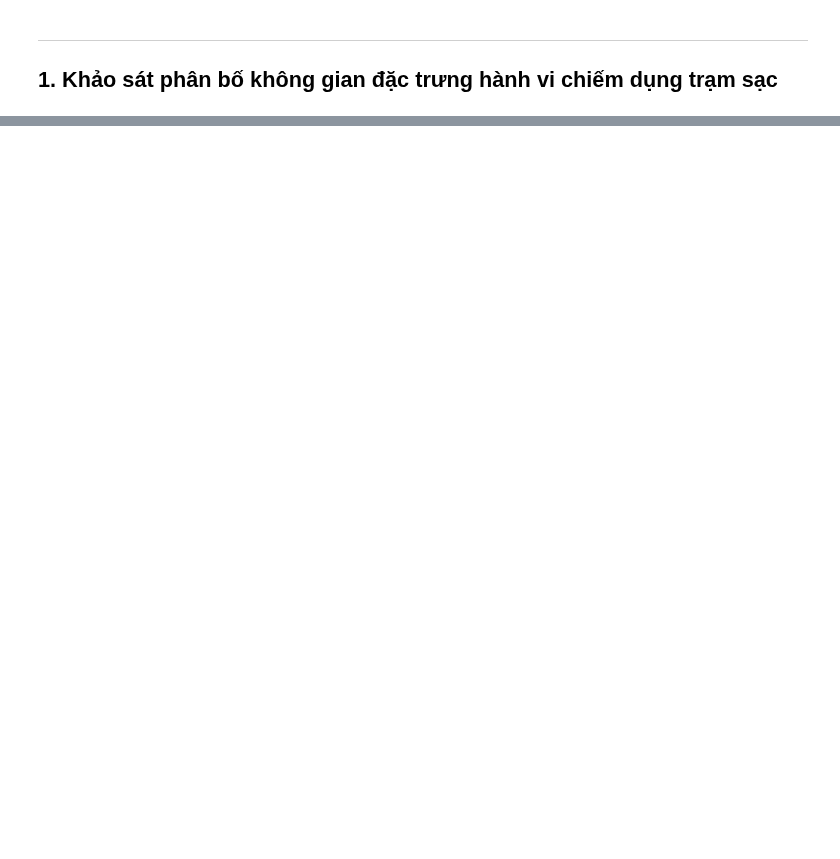
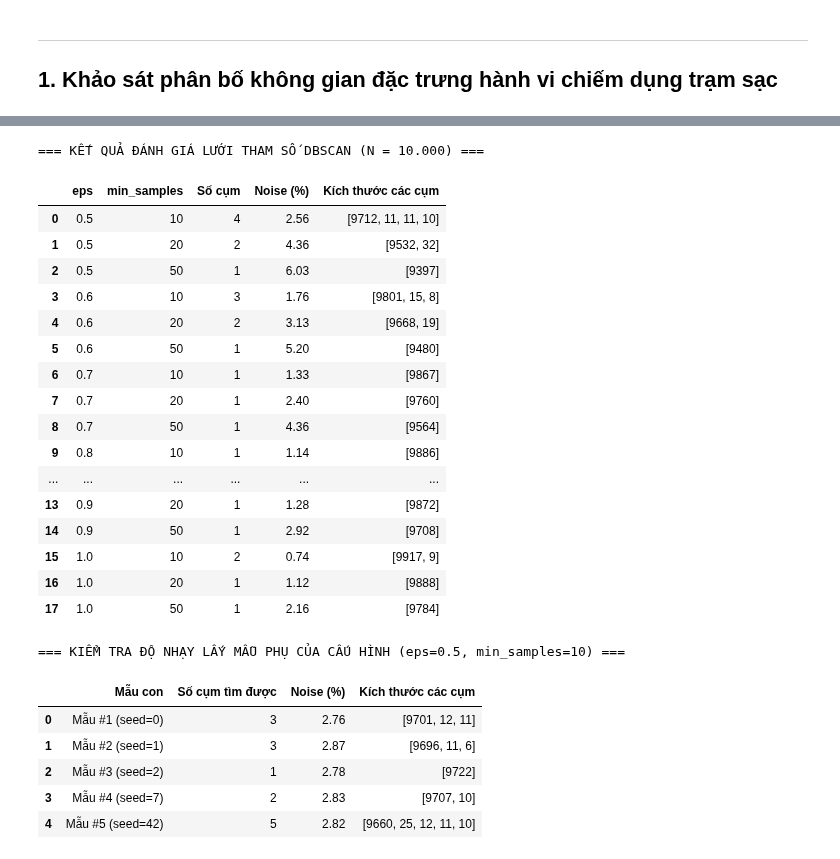
Before and after one commit to mkn67/ev-charging-analytics---IS403, a Jupyter notebook: notebooks/02_NV2_occupancy_clustering.ipynb, the cells around one changed output, grey strips where cells are left out. Cells and saved outputs as stored; diff of their text form; code cells hidden in the pictures; blank space fills up the shorter version.

```diff
--- a/notebooks/02_NV2_occupancy_clustering.ipynb
+++ b/notebooks/02_NV2_occupancy_clustering.ipynb
@@ -296,0 +294,71 @@ KẾT LUẬN THỰC NGHIỆM: DBSCAN cực kỳ bất ổn định trên các m
+# %%
+# 4.1. Đánh giá DBSCAN trên lưới tham số (mẫu cố định N = 10,000)
+scaler_db = StandardScaler().fit(valid[FEATS].to_numpy())
+Z_all_db = scaler_db.transform(valid[FEATS].to_numpy())
+Zs = Z_all_db[ms]
+db_grid = []
+for eps, mp in itertools.product([0.5, 0.6, 0.7, 0.8, 0.9, 1.0], [10, 20, 50]):
+    db = DBSCAN(eps=eps, min_samples=mp).fit(Zs)
+    lab = db.labels_
+    u_labs = set(lab)
+    nc = len(u_labs) - (-1 in u_labs)
+    noise = 100 * (lab == -1).mean()
+    sizes = [int((lab == c).sum()) for c in sorted(u_labs) if c != -1]
+    sizes.sort(reverse=True)
+    db_grid.append({
+        'eps': eps,
+        'min_samples': mp,
+        'Số cụm': nc,
+        'Noise (%)': round(noise, 2),
+        'Kích thước các cụm': sizes[:4]
+    })
+
+print("=== KẾT QUẢ ĐÁNH GIÁ LƯỚI THAM SỐ DBSCAN (N = 10.000) ===")
+display(pd.DataFrame(db_grid))
+
+# 4.2. Khảo sát độ nhạy với lấy mẫu phụ: Chạy cấu hình (eps=0.5, min_samples=10) trên 5 mẫu con độc lập
+sub_tests = []
+for i, seed in enumerate([0, 1, 2, 7, 42]):
+    idx_sub = np.random.default_rng(seed).choice(len(valid), N_SIL, replace=False)
+    Z_sub = Z_all_db[idx_sub]
+    lab_sub = DBSCAN(eps=0.5, min_samples=10).fit(Z_sub).labels_
+    u_s = set(lab_sub)
+    nc_s = len(u_s) - (-1 in u_s)
+    noise_s = 100 * (lab_sub == -1).mean()
+    sizes_s = [int((lab_sub == c).sum()) for c in sorted(u_s) if c != -1]
+    sizes_s.sort(reverse=True)
+    sub_tests.append({
+        'Mẫu con': f"Mẫu #{i+1} (seed={seed})",
+        'Số cụm tìm được': nc_s,
+        'Noise (%)': round(noise_s, 2),
+        'Kích thước các cụm': sizes_s
+    })
+
+print("\n=== KIỂM TRA ĐỘ NHẠY LẤY MẪU PHỤ CỦA CẤU HÌNH (eps=0.5, min_samples=10) ===")
+display(pd.DataFrame(sub_tests))
+# %% [output]
+=== KẾT QUẢ ĐÁNH GIÁ LƯỚI THAM SỐ DBSCAN (N = 10.000) ===
+|  | eps | min_samples | Số cụm | Noise (%) | Kích thước các cụm |
+| 0 | 0.5 | 10 | 4 | 2.56 | [9712, 11, 11, 10] |
+| 1 | 0.5 | 20 | 2 | 4.36 | [9532, 32] |
+| 2 | 0.5 | 50 | 1 | 6.03 | [9397] |
+| 3 | 0.6 | 10 | 3 | 1.76 | [9801, 15, 8] |
+| 4 | 0.6 | 20 | 2 | 3.13 | [9668, 19] |
+| 5 | 0.6 | 50 | 1 | 5.20 | [9480] |
+| 6 | 0.7 | 10 | 1 | 1.33 | [9867] |
+| 7 | 0.7 | 20 | 1 | 2.40 | [9760] |
+| 8 | 0.7 | 50 | 1 | 4.36 | [9564] |
+| 9 | 0.8 | 10 | 1 | 1.14 | [9886] |
+| ... | ... | ... | ... | ... | ... |
+| 13 | 0.9 | 20 | 1 | 1.28 | [9872] |
+| 14 | 0.9 | 50 | 1 | 2.92 | [9708] |
+| 15 | 1.0 | 10 | 2 | 0.74 | [9917, 9] |
+| 16 | 1.0 | 20 | 1 | 1.12 | [9888] |
+| 17 | 1.0 | 50 | 1 | 2.16 | [9784] |
+=== KIỂM TRA ĐỘ NHẠY LẤY MẪU PHỤ CỦA CẤU HÌNH (eps=0.5, min_samples=10) ===
+|  | Mẫu con | Số cụm tìm được | Noise (%) | Kích thước các cụm |
+| 0 | Mẫu #1 (seed=0) | 3 | 2.76 | [9701, 12, 11] |
+| 1 | Mẫu #2 (seed=1) | 3 | 2.87 | [9696, 11, 6] |
+| 2 | Mẫu #3 (seed=2) | 1 | 2.78 | [9722] |
+| 3 | Mẫu #4 (seed=7) | 2 | 2.83 | [9707, 10] |
+| 4 | Mẫu #5 (seed=42) | 5 | 2.82 | [9660, 25, 12, 11, 10] |
```
Also changed, not shown: parts of 25 cells of this notebook, 2 other files.
